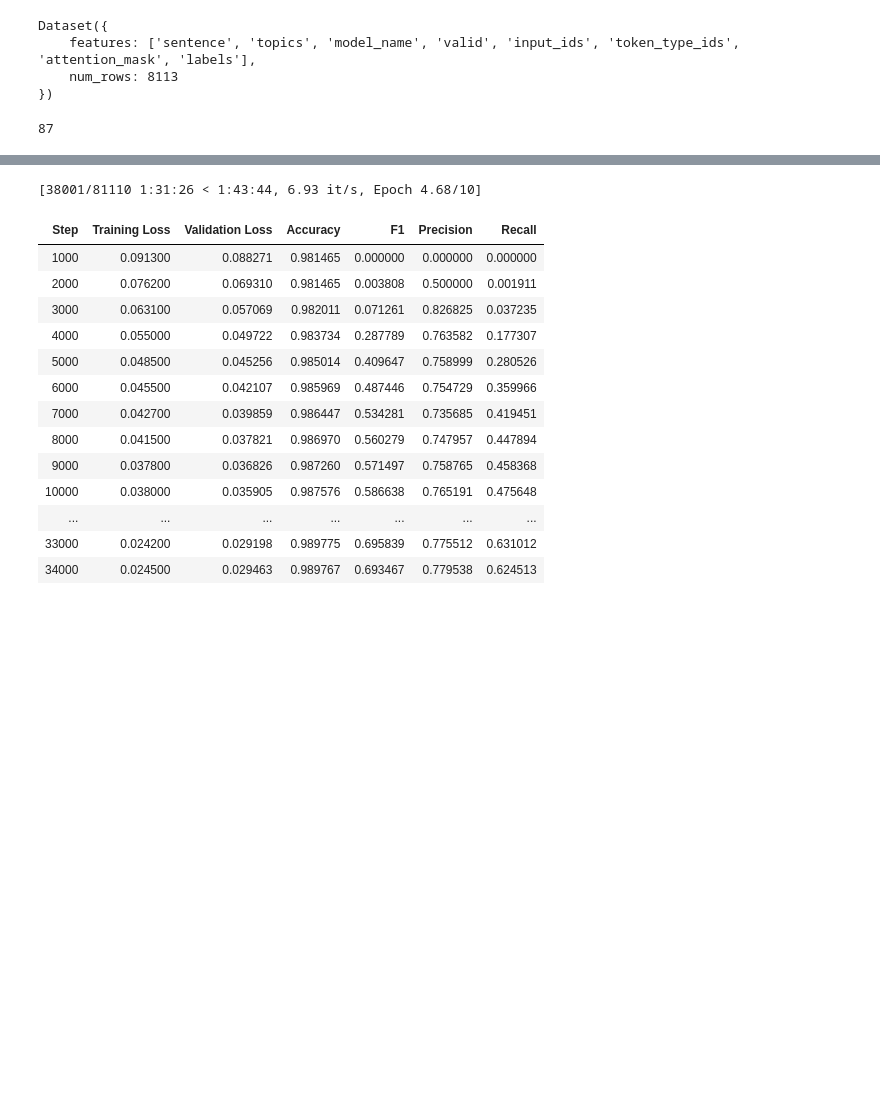
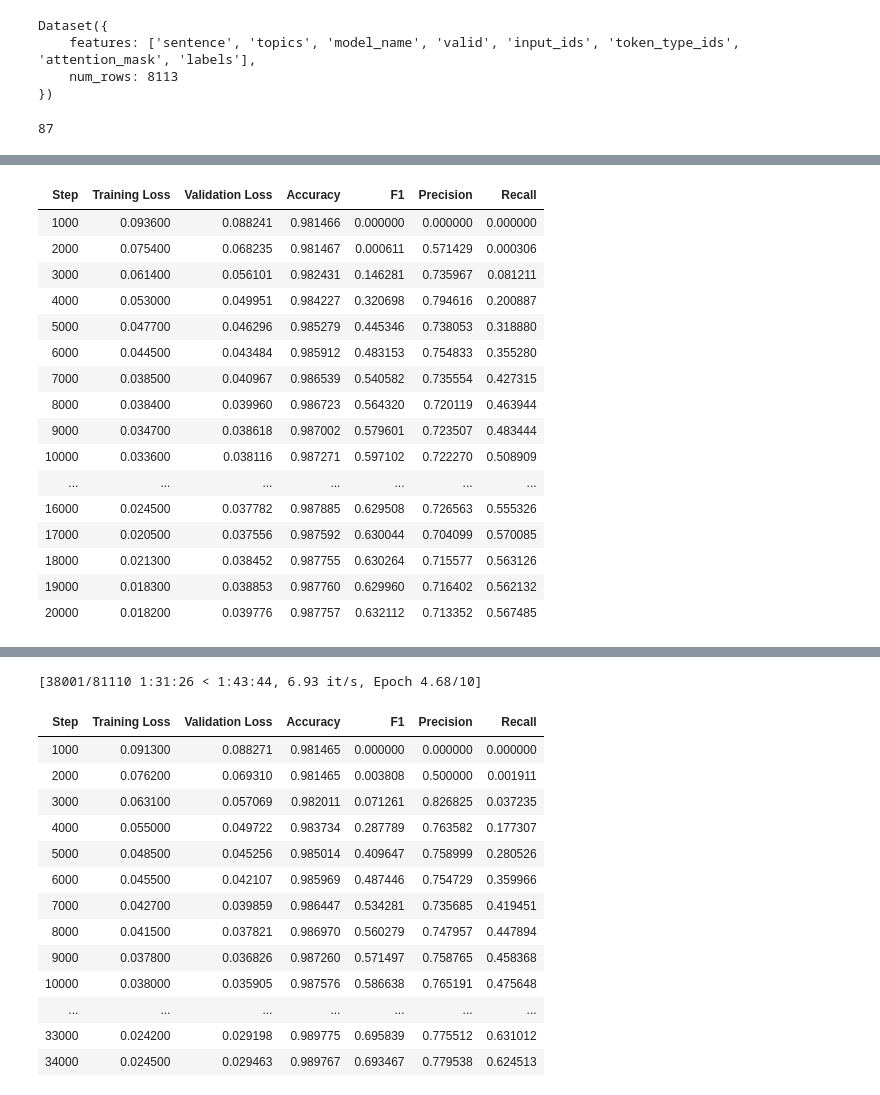
Before and after one commit to avsolatorio/doc-topics, a Jupyter notebook: notebooks/World_Bank_Topics_Analysis_with_LLM.ipynb, the cells around one changed output, grey strips where cells are left out. Cells and saved outputs as stored; diff of their text form; code cells hidden in the pictures; blank space fills up the shorter version.

```diff
--- a/notebooks/World_Bank_Topics_Analysis_with_LLM.ipynb
+++ b/notebooks/World_Bank_Topics_Analysis_with_LLM.ipynb
@@ -471,0 +627,63 @@ len(id2class)
+# %%
+from transformers import AutoModelForSequenceClassification, TrainingArguments, Trainer, EarlyStoppingCallback
+
+N = len(subdatasets)
+# run_num = 1
+# split = 0
+mult = 1
+
+for eval_split in range(N):
+    for train_split in range(N):
+        if eval_split == train_split:
+            continue
+
+        if eval_split == 0 and train_split < 3:
+            continue
+
+        model_dirname = f"doc-topic-model_eval-{eval_split:02}_train-{train_split:02}"
+
+        training_args = TrainingArguments(
+            output_dir=f"{model_dirname}",
+            learning_rate=2e-5,
+            per_device_train_batch_size=4,
+            per_device_eval_batch_size=256,
+            num_train_epochs=100,
+            weight_decay=0.01,
+            eval_strategy="steps",
+            eval_steps=1000,
+            save_steps=1000,
+            save_strategy="steps",
+            load_best_model_at_end=True,
+            save_total_limit=4,
+            push_to_hub=True,
+            hub_strategy="checkpoint",
+            # hub_model_id="avsolatorio/doc-topic-model",
+            hub_model_id=f"avsolatorio/{model_dirname}",
+            hub_private_repo=True,
+            seed=42,
+            fp16=True,
+        )
+
+        # Define early stopping callback
+        early_stopping_callback = EarlyStoppingCallback(
+            early_stopping_patience=5  # Stop after 5 evaluations with no improvement
+        )
+
+        trainer = Trainer(
+            model_init=model_init,
+            #    model=model,
+            args=training_args,
+            #    train_dataset=tokenized_dataset["train"],
+            #    eval_dataset=tokenized_dataset["test"],
+            train_dataset=subdatasets[train_split],
+            eval_dataset=subdatasets[eval_split],
+            tokenizer=tokenizer,
+            data_collator=data_collator,
+            compute_metrics=compute_metrics,
+            callbacks=[early_stopping_callback]
+        )
+
+        trainer.train()
+
+        trainer.push_to_hub(f"avsolatorio/{model_dirname}")
+# %% [output]
@@ -471,0 +695,17 @@ len(id2class)
+| Step | Training Loss | Validation Loss | Accuracy | F1 | Precision | Recall |
+| 1000 | 0.093600 | 0.088241 | 0.981466 | 0.000000 | 0.000000 | 0.000000 |
+| 2000 | 0.075400 | 0.068235 | 0.981467 | 0.000611 | 0.571429 | 0.000306 |
+| 3000 | 0.061400 | 0.056101 | 0.982431 | 0.146281 | 0.735967 | 0.081211 |
+| 4000 | 0.053000 | 0.049951 | 0.984227 | 0.320698 | 0.794616 | 0.200887 |
+| 5000 | 0.047700 | 0.046296 | 0.985279 | 0.445346 | 0.738053 | 0.318880 |
+| 6000 | 0.044500 | 0.043484 | 0.985912 | 0.483153 | 0.754833 | 0.355280 |
+| 7000 | 0.038500 | 0.040967 | 0.986539 | 0.540582 | 0.735554 | 0.427315 |
+| 8000 | 0.038400 | 0.039960 | 0.986723 | 0.564320 | 0.720119 | 0.463944 |
+| 9000 | 0.034700 | 0.038618 | 0.987002 | 0.579601 | 0.723507 | 0.483444 |
+| 10000 | 0.033600 | 0.038116 | 0.987271 | 0.597102 | 0.722270 | 0.508909 |
+| ... | ... | ... | ... | ... | ... | ... |
+| 16000 | 0.024500 | 0.037782 | 0.987885 | 0.629508 | 0.726563 | 0.555326 |
+| 17000 | 0.020500 | 0.037556 | 0.987592 | 0.630044 | 0.704099 | 0.570085 |
+| 18000 | 0.021300 | 0.038452 | 0.987755 | 0.630264 | 0.715577 | 0.563126 |
+| 19000 | 0.018300 | 0.038853 | 0.987760 | 0.629960 | 0.716402 | 0.562132 |
+| 20000 | 0.018200 | 0.039776 | 0.987757 | 0.632112 | 0.713352 | 0.567485 |
```
Also changed, not shown: parts of 7 cells of this notebook, 1 other file.
